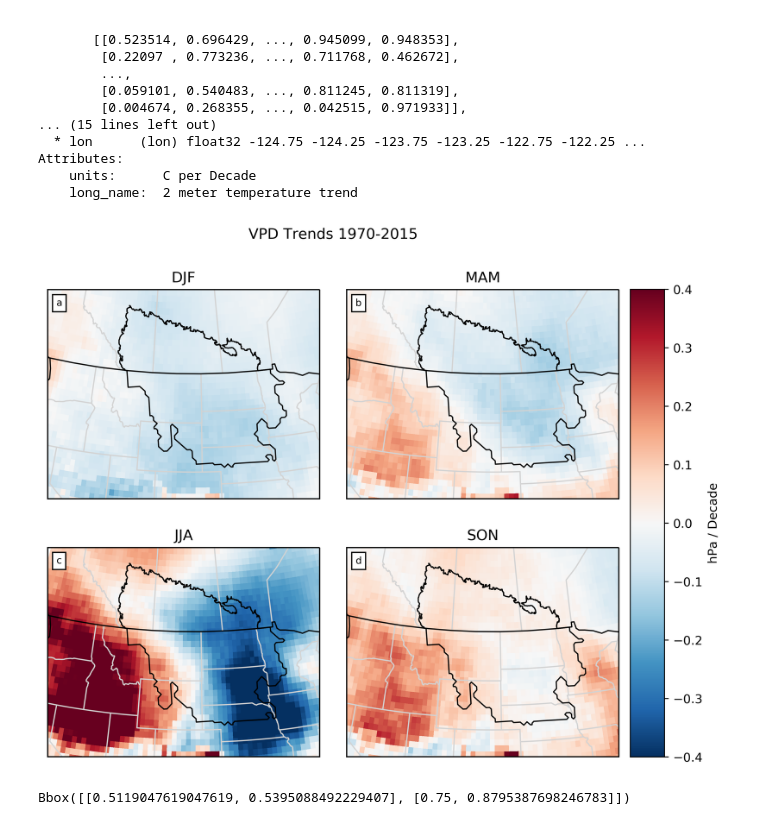
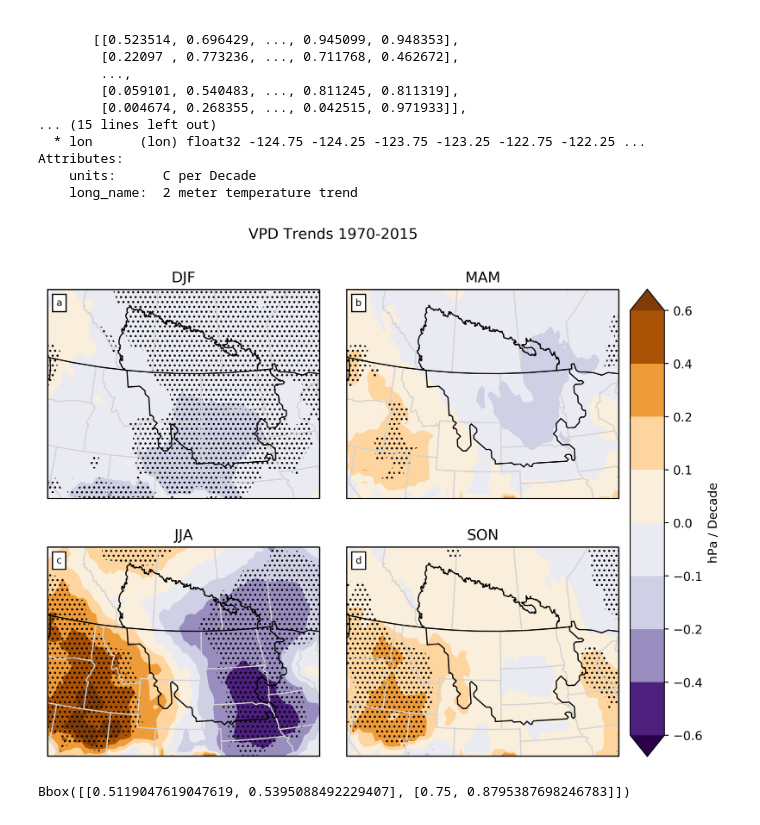
Before and after one commit to gbromley/NGP_Climate, a Jupyter notebook: CRU_4_panel-vpd.ipynb, the cells around one changed output. Saved outputs shown, nothing was run; the diff lists cells and outputs as text; code cells hidden in the pictures.

```diff
--- a/CRU_4_panel-vpd.ipynb
+++ b/CRU_4_panel-vpd.ipynb
@@ -19,7 +19,7 @@ from cartopy.io.shapereader import Reader
 from cartopy.feature import ShapelyFeature
 from mpl_toolkits.axes_grid.anchored_artists import AnchoredText
 # %%
-data_dir = '/Users/gbromley/data/CRUTS4.01/'
+data_dir = '/Users/gbromley/Dropbox/CRUTS4.01/'
 output_dir='/Users/gbromley/code/NGP_Climate/'
 temp_file = 'cru_ts4.01.1901.2016.tmp.dat.nc'
 vap_file = 'cru_ts4.01.1901.2016.vap.dat.nc'
@@ -45,7 +45,7 @@ t2m = sat_vap- vap
 #t_season='AMJ'
 #t_months=[4,5,6]
 start_year = '1970-01-01'
-end_year = '2015-12-01'
+end_year = '2016-01-01'
 ext_e = -92
 ext_w = -120
 ext_n = 55
@@ -128,8 +128,8 @@ for k in np.arange(0,4):
             slope = results.params[1]
             adjusted_error = results.bse[1] * (np.sqrt((1-ac_coe[1])/(1+ac_coe[1])))
             t_value = ((slope)/adjusted_error)
-            #one-sided lower
-            p_value = 2*(1-stats.t.cdf(t_value, results.df_resid))
+            #two-sided
+            p_value = 2*(1-stats.t.cdf(abs(t_value), results.df_resid))
             #t_value = ((slope - 0.02)/results.bse[1])
             #p_value = stats.t.cdf(t_value, results.df_resid)
             #p_value = stats.t.sf(results.tvalues[0], results.df_resid)
@@ -147,13 +147,18 @@ spatial_trend[1,:,:].plot()
 pvalues.to_dataset().to_netcdf(t_season+'_1970_pvalues.nc')
 # %%
 #create figure
+cb_min = -.5
+cb_max = .5
+cus_col = ['#543005','#8c510a','#bf812d','#dfc27d','#f5f5f5','#c7eae5','#80cdc1','#35978f','#01665e','#003c30']
+levs = [-.6,-.4,-.2,-.1,0,.1,.2,.4,.6]
+#np.linspace(cb_min, cb_max, len(cus_col))
 fig = plt.figure(1,figsize=(13,7), dpi=400.0)
 #create projection
 projection = ccrs.LambertConformal(central_longitude=-105,central_latitude=45,standard_parallels=[50,40])
 ax1 = plt.subplot(2,2,1, projection = projection)
 
-plt.pcolormesh(spatial_trend.lon,spatial_trend.lat,spatial_trend[0,:,:].values,transform=ccrs.PlateCarree(),vmin=-0.4, vmax=0.4, cmap='RdBu_r')
-#pvals.plot.contourf(axes=ax1,transform=ccrs.PlateCarree(),color='none',edgecolor='black',hatches="..",alpha=0.,add_colorbar = False)
+cb = plt.contourf(spatial_trend.lon,spatial_trend.lat,spatial_trend[0,:,:].values,transform=ccrs.PlateCarree(),levels=levs,cmap='PuOr_r', extend='both')
+pvals[0,:,:].plot.contourf(axes=ax1,transform=ccrs.PlateCarree(),color='none',edgecolor='black',hatches=["..."],alpha=0.,add_colorbar = False)
 ax1.set_extent([ext_e, ext_w, ext_s, ext_n])
 states_provinces = cfeature.NaturalEarthFeature(
     category='cultural',
@@ -163,7 +168,7 @@ states_provinces = cfeature.NaturalEarthFeature(
 ax1.add_feature(states_provinces, edgecolor='lightgray')
 ax1.add_feature(cfeature.COASTLINE)
 ax1.add_feature(cfeature.BORDERS)
-shape_feature = ShapelyFeature(Reader('/Users/gbromley/Dropbox/Montana_Climate_Project/Study_Area/Study_Area_08_01_17.shp').geometries(),crs=ccrs.PlateCarree(), facecolor='none',edgecolor='black')
+shape_feature = ShapelyFeature(Reader('/Users/gbromley/Dropbox/Montana_Climate_Project/Study_Area/NGP_Study_Area/Study_Area_08_01_17.shp').geometries(),crs=ccrs.PlateCarree(), facecolor='none',edgecolor='black')
 ax1.add_feature(shape_feature)
 ax1.title.set_text('DJF')
 at = AnchoredText("a",
@@ -174,8 +179,9 @@ at = AnchoredText("a",
 ax1.add_artist(at)
 
 ax2 = plt.subplot(2,2,2, projection = projection)
-ax2.set_title('MAM')
-cb = plt.pcolormesh(spatial_trend.lon,spatial_trend.lat,spatial_trend[2,:,:].values,transform=ccrs.PlateCarree(),vmin=-0.4, vmax=0.4, cmap='RdBu_r')
+
+plt.contourf(spatial_trend.lon,spatial_trend.lat,spatial_trend[2,:,:].values,transform=ccrs.PlateCarree(),levels=levs,cmap='PuOr_r', extend='both')
+pvals[2,:,:].plot.contourf(axes=ax1,transform=ccrs.PlateCarree(),color='none',edgecolor='black',hatches=["..."],alpha=0.,add_colorbar = False)
 
 ax2.set_extent([ext_e, ext_w, ext_s, ext_n])
 states_provinces = cfeature.NaturalEarthFeature(
@@ -193,13 +199,15 @@ bt = AnchoredText("b",
                   #backgroundcolor = 'lightgray'
                   )
 ax2.add_artist(bt)
+ax2.set_title('MAM')
 #ax2.title.set_visible(False)
 
 ax3 = plt.subplot(2,2,3, projection = projection)
-ax3.set_title('JJA')
-plt.pcolormesh(spatial_trend.lon,spatial_trend.lat,spatial_trend[1,:,:].values,transform=ccrs.PlateCarree(),vmin=-0.4, vmax=0.4, cmap='RdBu_r')
+
+plt.contourf(spatial_trend.lon,spatial_trend.lat,spatial_trend[1,:,:].values,transform=ccrs.PlateCarree(),levels=levs,cmap='PuOr_r', extend='both')
 #ax = plt.axes(projection=ccrs.LambertConformal())
-#pvals.plot.contourf(axes=ax1,transform=ccrs.PlateCarree(),color='none',edgecolor='black',hatches="..",alpha=0.,add_colorbar = False)
+pvals[1,:,:].plot.contourf(axes=ax1,transform=ccrs.PlateCarree(),color='none',edgecolor='black',hatches=["..."],alpha=0.,add_colorbar = False)
+
 ax3.set_extent([ext_e, ext_w, ext_s, ext_n])
 states_provinces = cfeature.NaturalEarthFeature(
     category='cultural',
@@ -216,40 +224,41 @@ ct = AnchoredText("c",
                   #backgroundcolor = 'lightgray'
                   )
 ax3.add_artist(ct)
-
+ax3.set_title('JJA')
 
 ax4 = plt.subplot(2,2,4, projection = projection)
-ax4.set_title('SON')
-plt.pcolormesh(spatial_trend.lon,spatial_trend.lat,spatial_trend[3,:,:].values,transform=ccrs.PlateCarree(),vmin=-0.4, vmax=0.4, cmap='RdBu_r')
+
+plt.contourf(spatial_trend.lon,spatial_trend.lat,spatial_trend[3,:,:].values,transform=ccrs.PlateCarree(),levels=levs,cmap='PuOr_r', extend='both')
 #ax = plt.axes(projection=ccrs.LambertConformal())
-#pvals.plot.contourf(axes=ax1,transform=ccrs.PlateCarree(),color='none',edgecolor='black',hatches="..",alpha=0.,add_colorbar = False)
+pvals[3,:,:].plot.contourf(axes=ax1,transform=ccrs.PlateCarree(),color='none',edgecolor='black',hatches=["..."],alpha=0.,add_colorbar = False)
 ax4.set_extent([ext_e, ext_w, ext_s, ext_n])
 states_provinces = cfeature.NaturalEarthFeature(
     category='cultural',
     name='admin_1_states_provinces_lines',
     scale='50m',
     facecolor='none')
 ax4.add_feature(states_provinces, edgecolor='lightgray')
 ax4.add_feature(cfeature.COASTLINE)
 ax4.add_feature(cfeature.BORDERS)
 ax4.add_feature(shape_feature)
 dt = AnchoredText("d",
                   prop=dict(size=8), frameon=True,
                   loc=2,
                   #backgroundcolor = 'lightgray'
                   )
 ax4.add_artist(dt)
+ax4.set_title('SON')
 fig.subplots_adjust(top=0.9,bottom=0.1,left=0.25,right=0.75,hspace=0.1,wspace=0.1)
 fig.suptitle('VPD Trends 1970-2015')
 cax = fig.add_axes((0.76, 0.12, 0.03, 0.76))
 col_bar = fig.colorbar(cb,cax=cax)
 col_bar.set_label('hPa / Decade',fontsize=10)
 
 #plt.tight_layout()
-#plt.savefig('/Users/gbromley/Dropbox/Montana_Climate_Project/NGP_Climatology_Paper/Figures/four_panel_vpd.png',bbox_inches='tight')
+plt.savefig('/Users/gbromley/Dropbox/Montana_Climate_Project/NGP_Climatology_Paper/Figures/four_panel_vpd.png',bbox_inches='tight')
 plt.show()
 # %% [output]
-[figure, old version]
+[figure, new version]
 # %%
 ax2.get_position()
 # %% [output]
```
Also changed, not shown: 13 other files.
